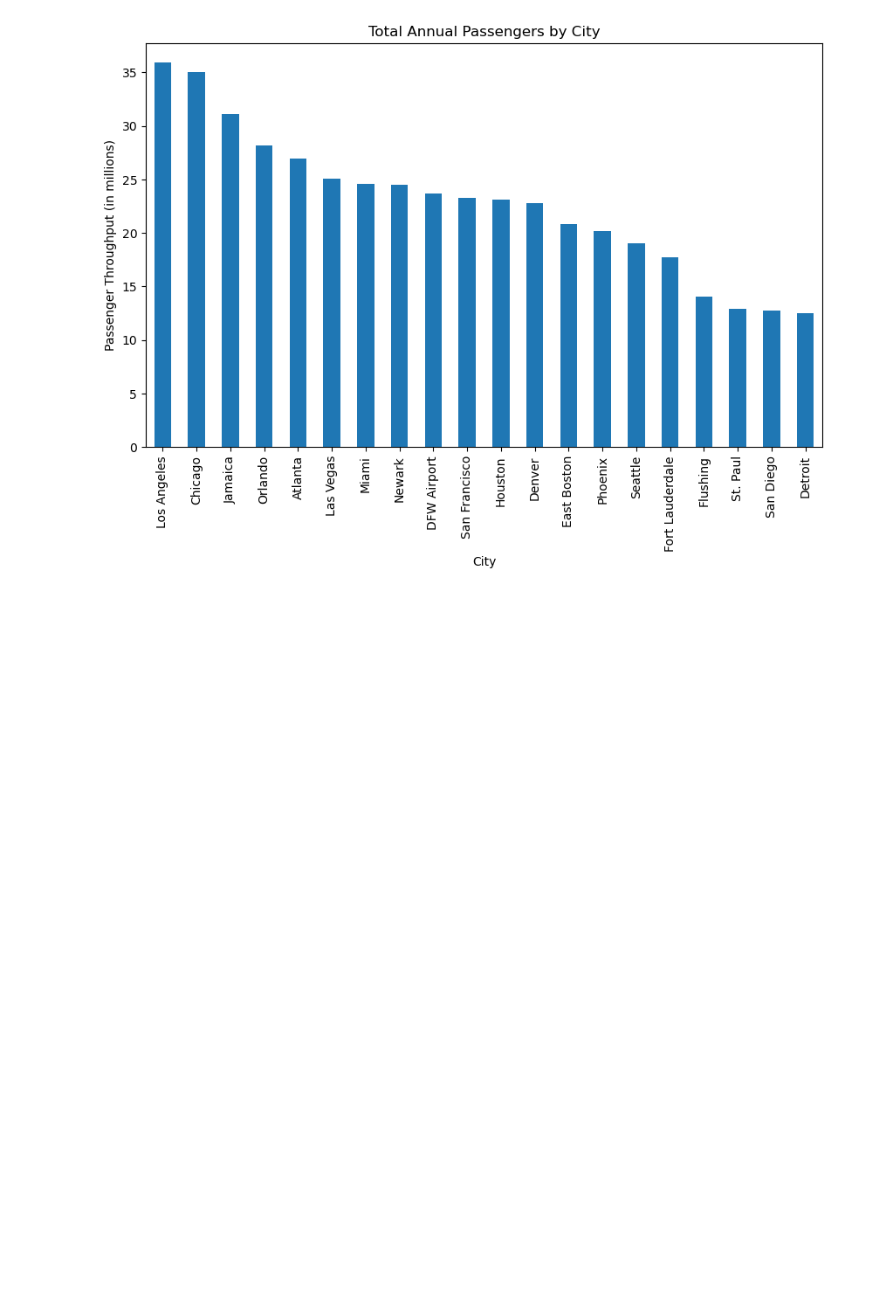
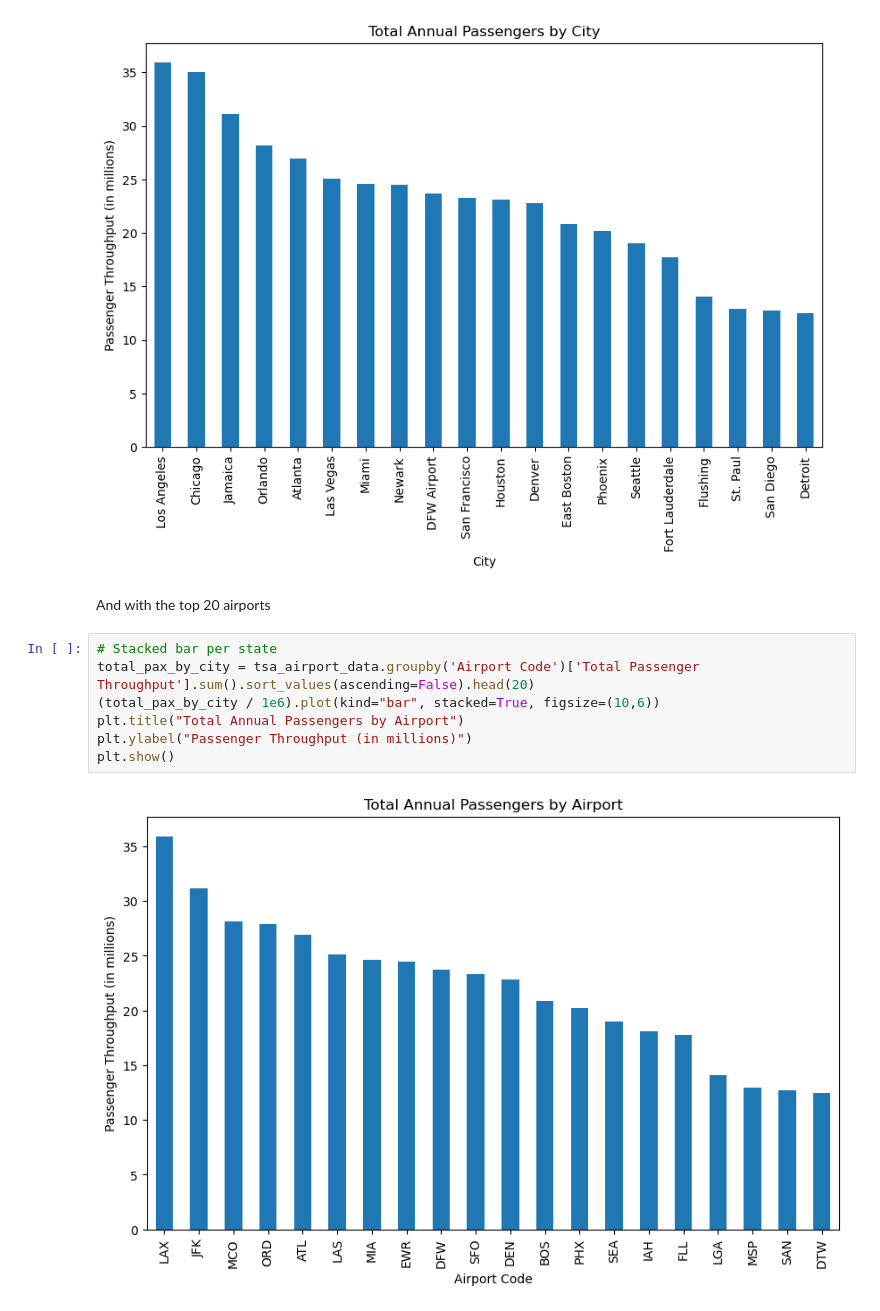
Before and after one commit to Erdos-Projects/spring-2026-busy-airports, a Jupyter notebook: notebooks/eda.ipynb, the cells around one changed output. Cells and saved outputs as stored; diff of their text form; blank space fills up the shorter version.

Commit message:
added a few more plots and data comparisons to eda

```diff
--- a/notebooks/eda.ipynb
+++ b/notebooks/eda.ipynb
@@ -409,3 +406,14 @@ plt.ylabel("Passenger Throughput (in millions)")
 plt.show()
 # %% [output]
 [figure]
+# %% [markdown]
+And with the top 20 airports
+# %%
+# Stacked bar per state
+total_pax_by_city = tsa_airport_data.groupby('Airport Code')['Total Passenger Throughput'].sum().sort_values(ascending=False).head(20)
+(total_pax_by_city / 1e6).plot(kind="bar", stacked=True, figsize=(10,6))
+plt.title("Total Annual Passengers by Airport")
+plt.ylabel("Passenger Throughput (in millions)")
+plt.show()
+# %% [output]
+[figure, added]
```
Also changed, not shown: parts of 22 cells of this notebook.
